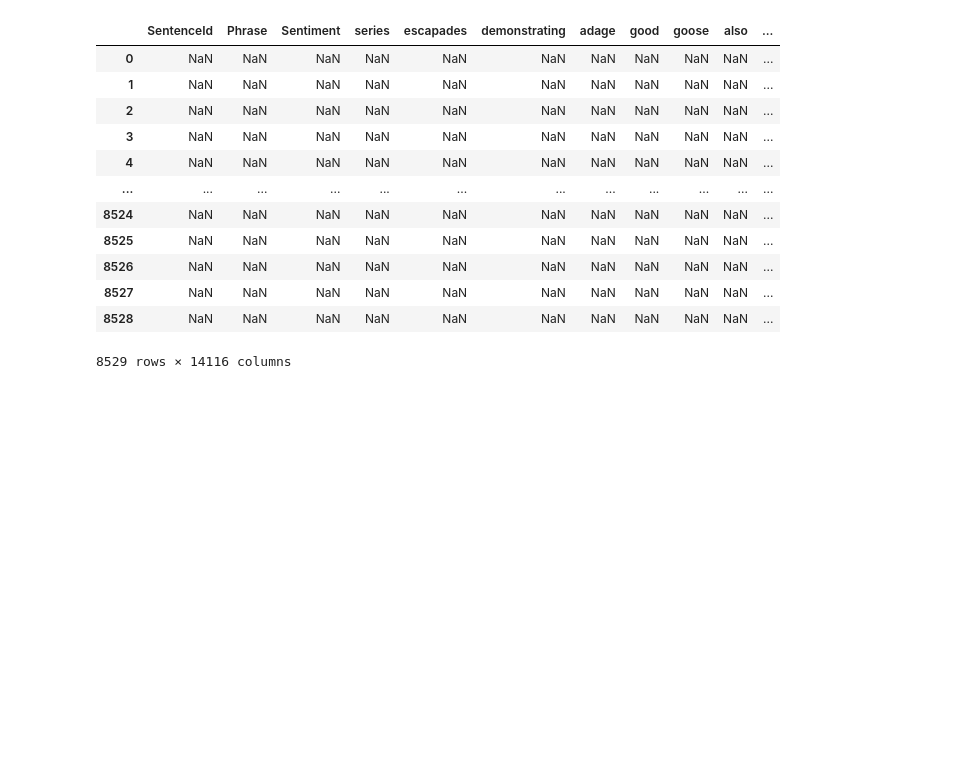
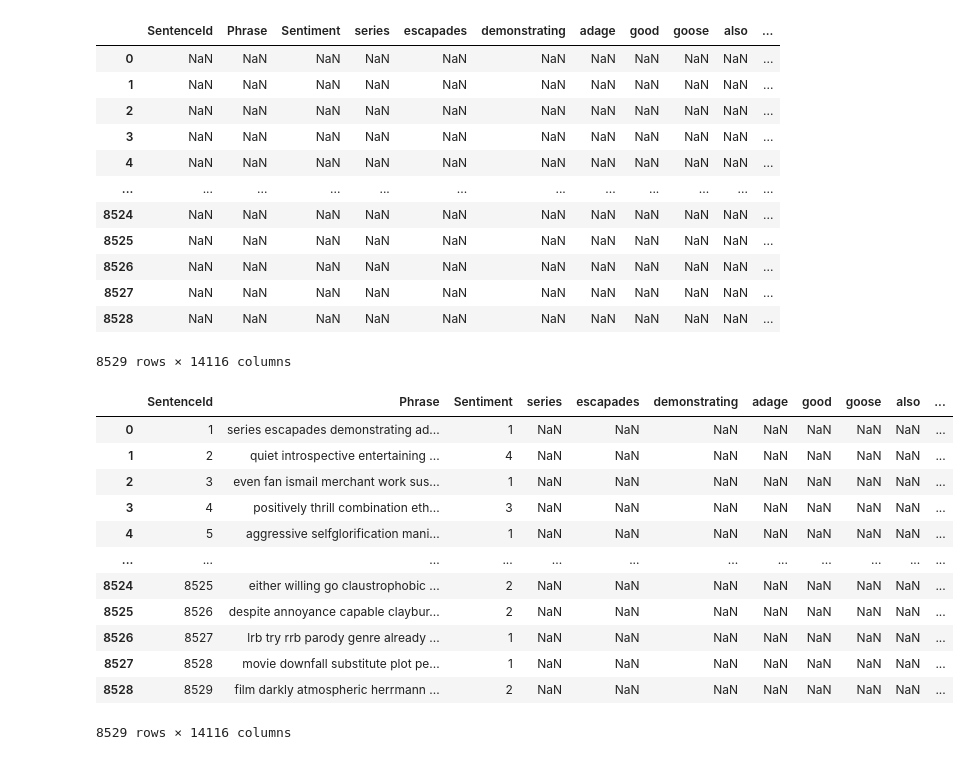
Before and after one commit to jfranc33/movieSentiment, a Jupyter notebook: movieAnalysis_classTable.ipynb, the cells around one changed output. Saved outputs shown, nothing was run; the diff lists cells and outputs as text; code cells hidden in the pictures; blank space fills up the shorter version.

```diff
--- a/movieAnalysis_classTable.ipynb
+++ b/movieAnalysis_classTable.ipynb
@@ -546,4 +546,4 @@ Word # 9163 : wire - [1, 0, 0, 0, 1, 0]
 Word # 9164 : fu - [2, 1, 0, 0, 1, 0]
 Word # 9165 : wrestling - [1, 0,
 # %%
-df2 = df
+df2 = pd.DataFrame.copy(df, deep = True)
@@ -574,8 +579,23 @@ def uniqueWords(df):
     ndf = pd.DataFrame(columns = list_of_words)
     ndf[len(ndf.index)] = np.zeros(df_length)
     return ndf
+
+def fillTable(oldDF,newDF):
+    for index, row in oldDF.iterrows():
+        full_string = []
+        for i in row['Phrase'].split():
+            full_string.append(i)
+            if i in list(newDF):
+                newDF.at[index, i] = newDF.at[index, i] + 1
+            else:
+                newDF.at[index, i] = 0
+        full_string = ' '.join(full_string)
+        newDF.at[index, 'Phrase'] = full_string
+        newDF.at[index, 'SentenceId'] = index + 1
+        newDF.at[index, 'Sentiment'] = row['Sentiment']
+    return newDF
 # %%
-df3 = uniqueWords(df2)
+df3 = pd.DataFrame.copy(uniqueWords(df2), deep = True)
 df3
 # %% [output]
 |  | SentenceId | Phrase | Sentiment | series | escapades | demonstrating | adage | good | goose | also | ... |
@@ -591,3 +611,20 @@ df3
 | 8527 | NaN | NaN | NaN | NaN | NaN | NaN | NaN | NaN | NaN | NaN | ... |
 | 8528 | NaN | NaN | NaN | NaN | NaN | NaN | NaN | NaN | NaN | NaN | ... |
 8529 rows × 14116 columns
+# %%
+df3 = fillTable(df2, df3)
+df3
+# %% [output]
+|  | SentenceId | Phrase | Sentiment | series | escapades | demonstrating | adage | good | goose | also | ... |
+| 0 | 1 | series escapades demonstrating ad... | 1 | NaN | NaN | NaN | NaN | NaN | NaN | NaN | ... |
+| 1 | 2 | quiet introspective entertaining ... | 4 | NaN | NaN | NaN | NaN | NaN | NaN | NaN | ... |
+| 2 | 3 | even fan ismail merchant work sus... | 1 | NaN | NaN | NaN | NaN | NaN | NaN | NaN | ... |
+| 3 | 4 | positively thrill combination eth... | 3 | NaN | NaN | NaN | NaN | NaN | NaN | NaN | ... |
+| 4 | 5 | aggressive selfglorification mani... | 1 | NaN | NaN | NaN | NaN | NaN | NaN | NaN | ... |
+| ... | ... | ... | ... | ... | ... | ... | ... | ... | ... | ... | ... |
+| 8524 | 8525 | either willing go claustrophobic ... | 2 | NaN | NaN | NaN | NaN | NaN | NaN | NaN | ... |
+| 8525 | 8526 | despite annoyance capable claybur... | 2 | NaN | NaN | NaN | NaN | NaN | NaN | NaN | ... |
+| 8526 | 8527 | lrb try rrb parody genre already ... | 1 | NaN | NaN | NaN | NaN | NaN | NaN | NaN | ... |
+| 8527 | 8528 | movie downfall substitute plot pe... | 1 | NaN | NaN | NaN | NaN | NaN | NaN | NaN | ... |
+| 8528 | 8529 | film darkly atmospheric herrmann ... | 2 | NaN | NaN | NaN | NaN | NaN | NaN | NaN | ... |
+8529 rows × 14116 columns
```
Also changed, not shown: parts of 4 cells of this notebook, 1 other file.
